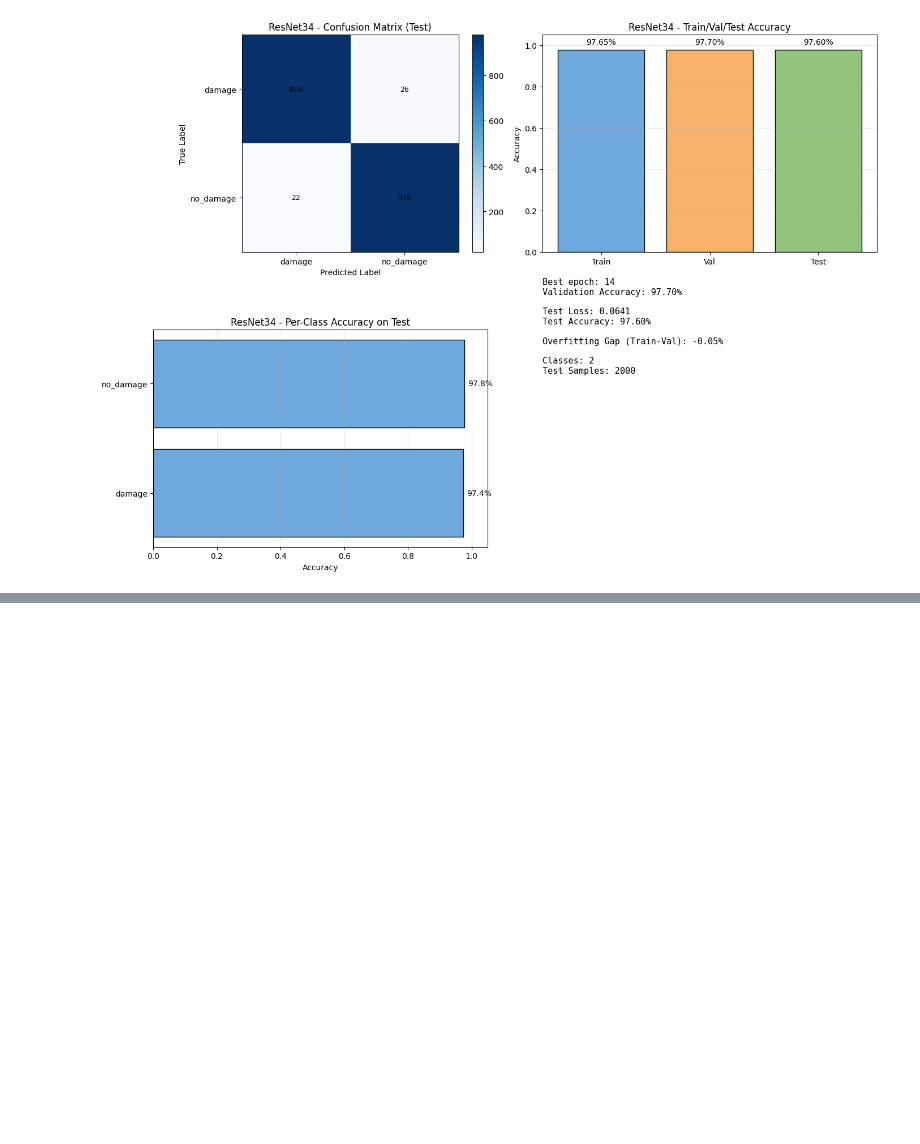
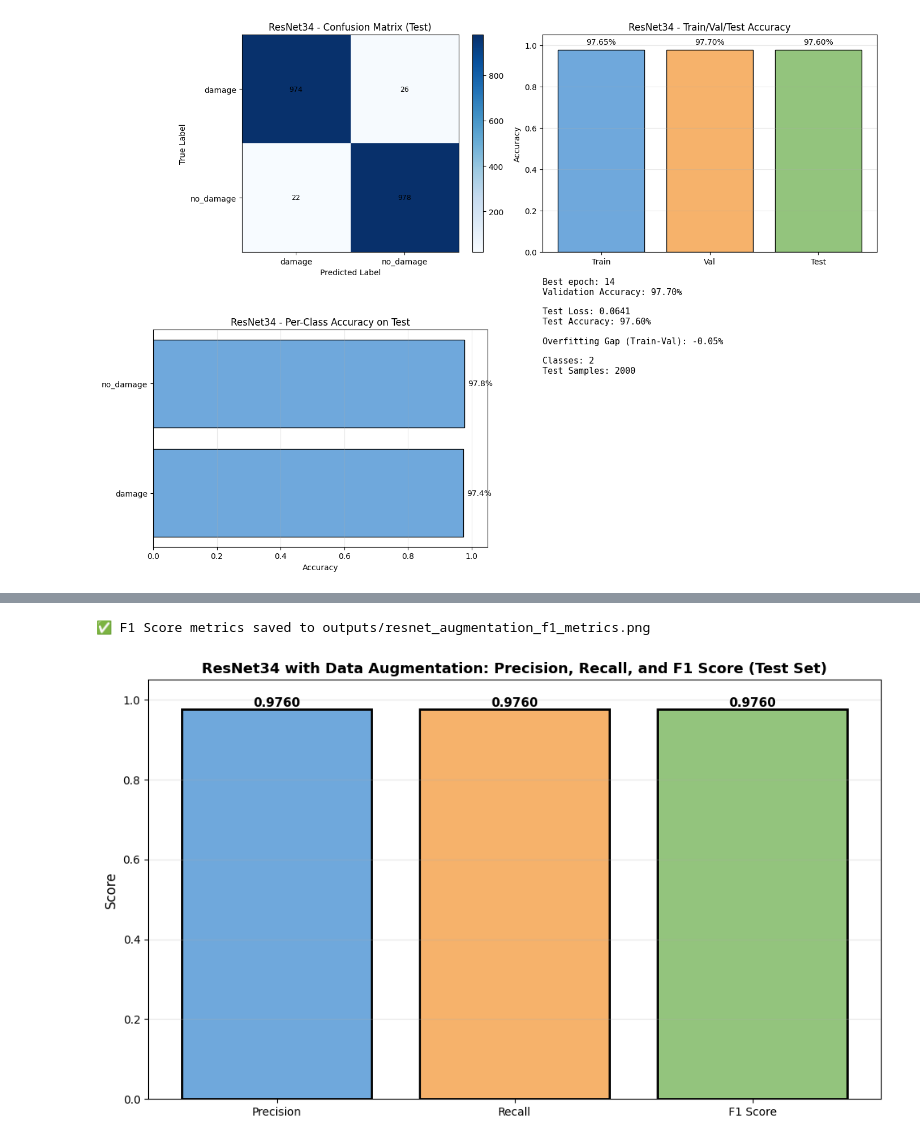
Before and after one commit to marioncalvo/IPEO_production, a Jupyter notebook: projet_resnet_augmentation.ipynb, the cells around one changed output, grey strips where cells are left out. Drawn from its saved outputs; the diff is of its cells as text; code cells hidden in the pictures; blank space fills up the shorter version.

```diff
--- a/projet_resnet_augmentation.ipynb
+++ b/projet_resnet_augmentation.ipynb
@@ -512,0 +603,28 @@ plt.show()
+# %%
+# Visualisation des métriques
+fig, ax = plt.subplots(1, 1, figsize=(10, 6))
+
+metrics_names = ['Precision', 'Recall', 'F1 Score']
+metrics_values = [precision_resnet, recall_resnet, f1_resnet]
+
+bars = ax.bar(metrics_names, metrics_values, color=['#6fa8dc', '#f6b26b', '#93c47d'], edgecolor='black', linewidth=2)
+
+ax.set_ylabel('Score', fontsize=12)
+ax.set_title('ResNet34 with Data Augmentation: Precision, Recall, and F1 Score (Test Set)', fontsize=13, fontweight='bold')
+ax.set_ylim([0, 1.05])
+ax.grid(axis='y', alpha=0.3)
+
+# Add values on bars
+for bar in bars:
+    height = bar.get_height()
+    ax.text(bar.get_x() + bar.get_width()/2., height,
+            f'{height:.4f}',
+            ha='center', va='bottom', fontsize=11, fontweight='bold')
+
+plt.tight_layout()
+plt.savefig("outputs/resnet_augmentation_f1_metrics.png", dpi=150, bbox_inches='tight')
+print("✅ F1 Score metrics saved to outputs/resnet_augmentation_f1_metrics.png")
+plt.show()
+# %% [output]
+✅ F1 Score metrics saved to outputs/resnet_augmentation_f1_metrics.png
+[figure, added]
```
Also changed, not shown: parts of 3 cells of this notebook, 3 other files.
